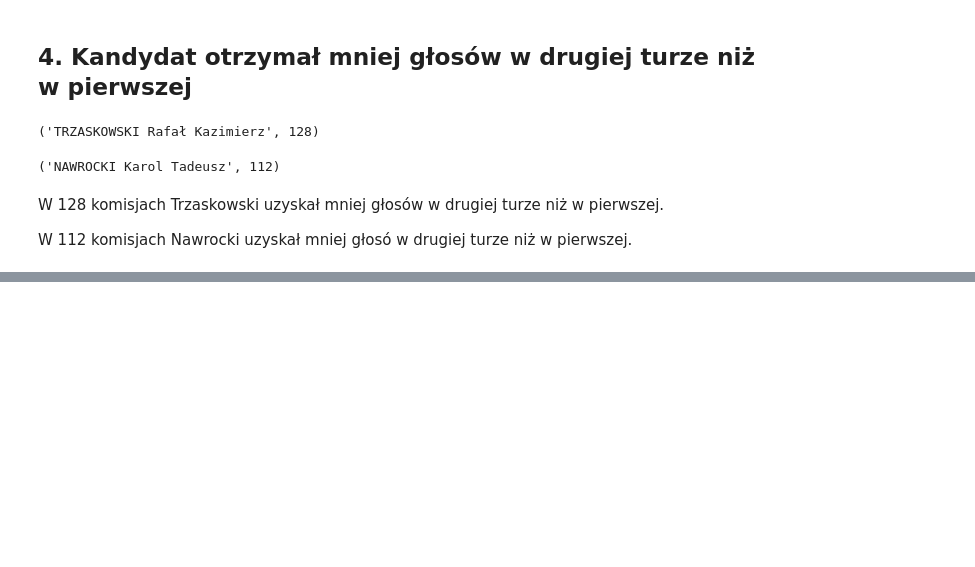
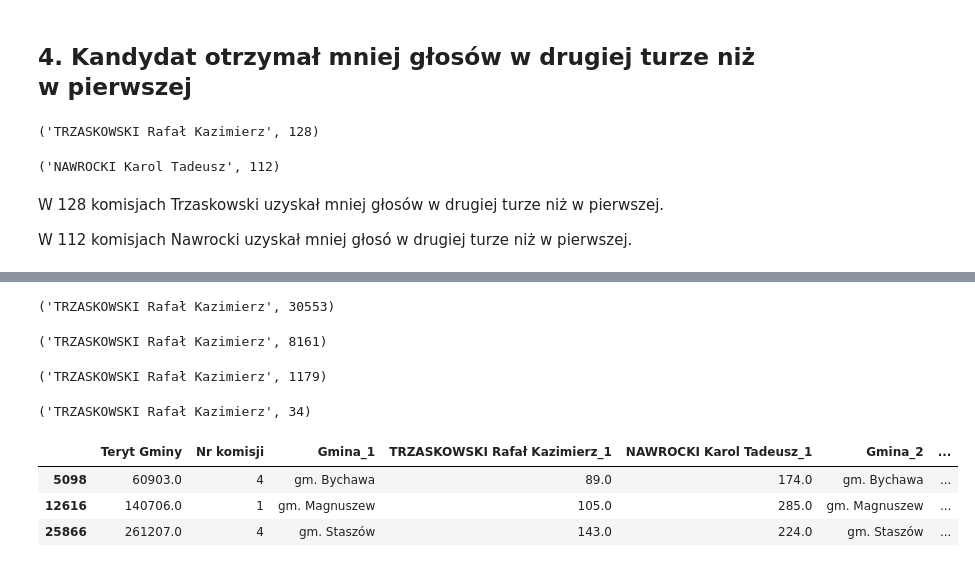
Before and after one commit to rabitwhte/analiza_kontka_reprodukcja, a Jupyter notebook: Metoda_Kontka.ipynb, the cells around one changed output, grey strips where cells are left out. Cells and saved outputs as stored; diff of their text form; code cells hidden in the pictures; blank space fills up the shorter version.

```diff
--- a/Metoda_Kontka.ipynb
+++ b/Metoda_Kontka.ipynb
@@ -343,0 +355,23 @@ df[df['group_id']==1541]
+# %%
+kandydat_A, sum(df[kandydat_A + '_razem_anomali_na_korzysc']>=0)
+# %% [output]
+('TRZASKOWSKI Rafał Kazimierz', 30553)
+# %%
+kandydat_A, sum(df[kandydat_A + '_razem_anomali_na_korzysc']>=1)
+# %% [output]
+('TRZASKOWSKI Rafał Kazimierz', 8161)
+# %%
+kandydat_A, sum(df[kandydat_A + '_razem_anomali_na_korzysc']>=2)
+# %% [output]
+('TRZASKOWSKI Rafał Kazimierz', 1179)
+# %%
+kandydat_A, sum(df[kandydat_A + '_razem_anomali_na_korzysc']>=3)
+# %% [output]
+('TRZASKOWSKI Rafał Kazimierz', 34)
+# %%
+df[df[kandydat_A + '_razem_anomali_na_korzysc']>3]
+# %% [output]
+|  | Teryt Gminy | Nr komisji | Gmina_1 | TRZASKOWSKI Rafał Kazimierz_1 | NAWROCKI Karol Tadeusz_1 | Gmina_2 | ... |
+| 5098 | 60903.0 | 4 | gm. Bychawa | 89.0 | 174.0 | gm. Bychawa | ... |
+| 12616 | 140706.0 | 1 | gm. Magnuszew | 105.0 | 285.0 | gm. Magnuszew | ... |
+| 25866 | 261207.0 | 4 | gm. Staszów | 143.0 | 224.0 | gm. Staszów | ... |
```
Also changed, not shown: parts of 15 cells of this notebook.
